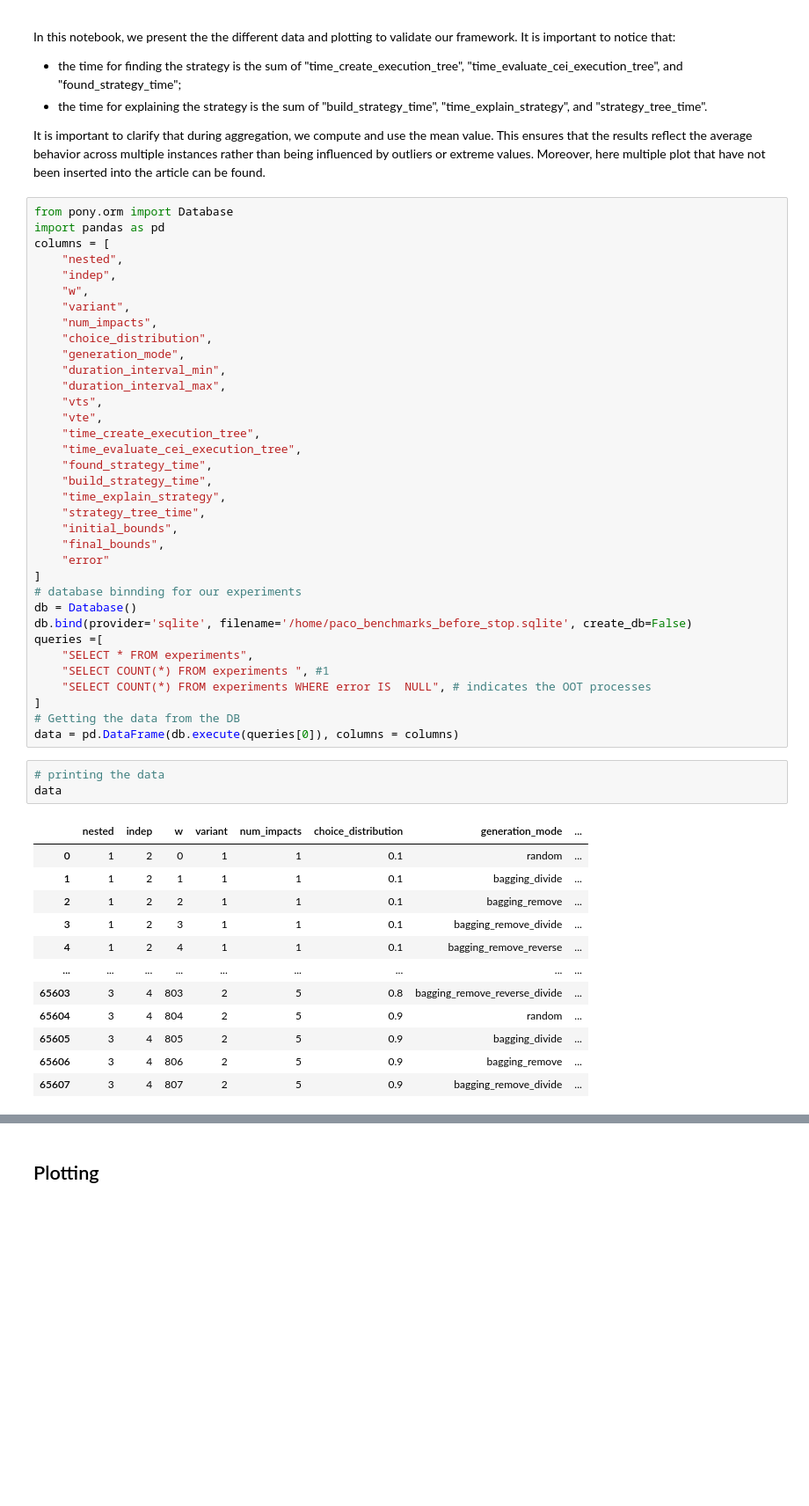
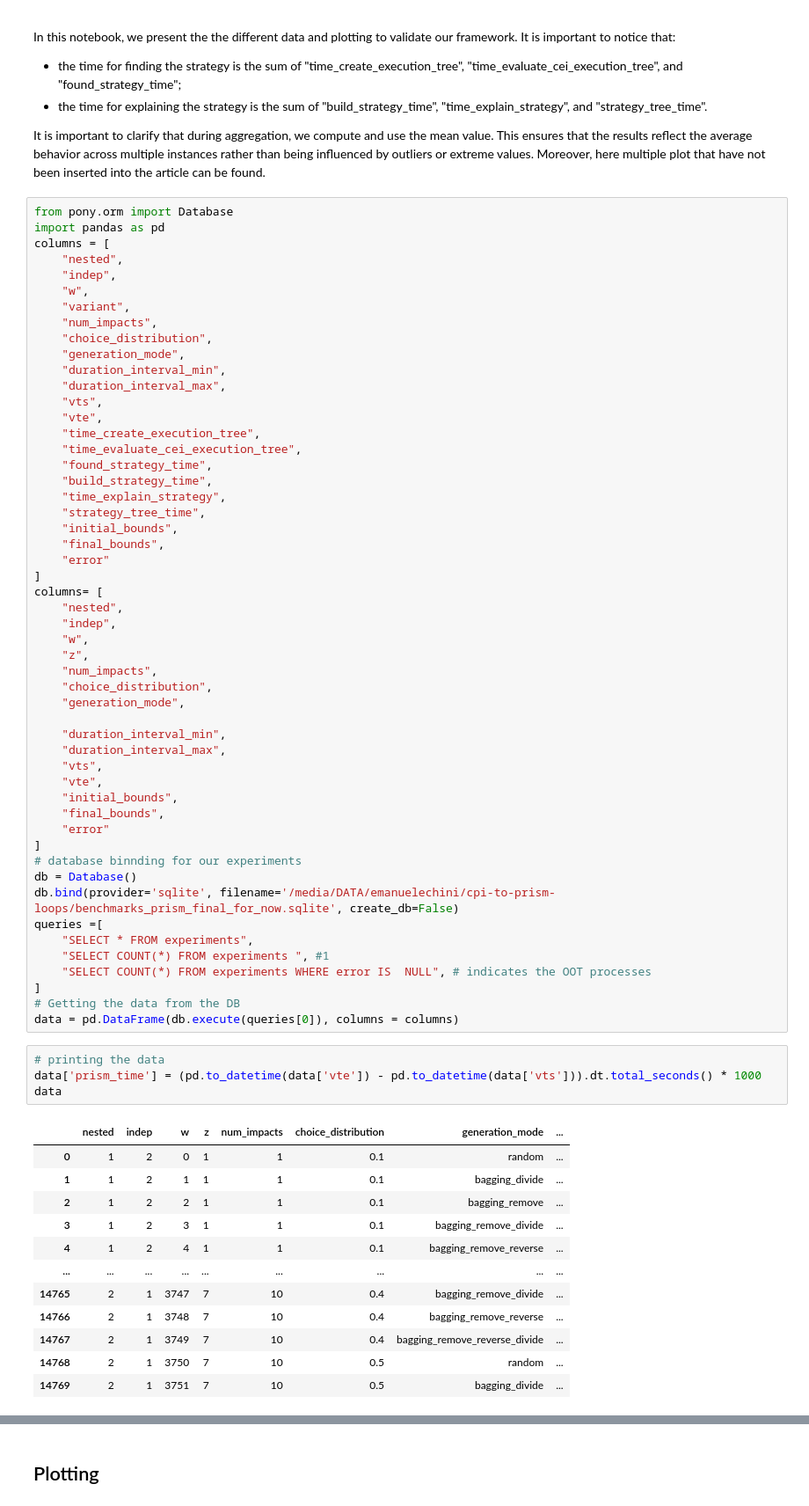
Before and after one commit to PietroSala/cpi-to-prism-loops, a Jupyter notebook: Validation_Expalining_Strategies_for_Expected_Impacts.ipynb, the cells around one changed output, grey strips where cells are left out. Shown at 88% size. Drawn from its saved outputs; the diff is of its cells as text; blank space fills up the shorter version.

```diff
--- a/Validation_Expalining_Strategies_for_Expected_Impacts.ipynb
+++ b/Validation_Expalining_Strategies_for_Expected_Impacts.ipynb
@@ -33,9 +33,26 @@ columns = [
     "final_bounds",
     "error"
 ]
+columns= [
+    "nested",
+    "indep",
+    "w",
+    "z",
+    "num_impacts",
+    "choice_distribution",
+    "generation_mode",
+
+    "duration_interval_min",
+    "duration_interval_max",
+    "vts",
+    "vte",
+    "initial_bounds",
+    "final_bounds",
+    "error"
+]
 # database binnding for our experiments
 db = Database()
-db.bind(provider='sqlite', filename='/home/paco_benchmarks_before_stop.sqlite', create_db=False)
+db.bind(provider='sqlite', filename='/media/DATA/emanuelechini/cpi-to-prism-loops/benchmarks_prism_final_for_now.sqlite', create_db=False)
 queries =[
     "SELECT * FROM experiments",
     "SELECT COUNT(*) FROM experiments ", #1
@@ -45,17 +62,18 @@ queries =[
 data = pd.DataFrame(db.execute(queries[0]), columns = columns)
 # %%
 # printing the data
+data['prism_time'] = (pd.to_datetime(data['vte']) - pd.to_datetime(data['vts'])).dt.total_seconds() * 1000
 data
 # %% [output]
-|  | nested | indep | w | variant | num_impacts | choice_distribution | generation_mode | ... |
+|  | nested | indep | w | z | num_impacts | choice_distribution | generation_mode | ... |
 | 0 | 1 | 2 | 0 | 1 | 1 | 0.1 | random | ... |
 | 1 | 1 | 2 | 1 | 1 | 1 | 0.1 | bagging_divide | ... |
 | 2 | 1 | 2 | 2 | 1 | 1 | 0.1 | bagging_remove | ... |
 | 3 | 1 | 2 | 3 | 1 | 1 | 0.1 | bagging_remove_divide | ... |
 | 4 | 1 | 2 | 4 | 1 | 1 | 0.1 | bagging_remove_reverse | ... |
 | ... | ... | ... | ... | ... | ... | ... | ... | ... |
-| 65603 | 3 | 4 | 803 | 2 | 5 | 0.8 | bagging_remove_reverse_divide | ... |
-| 65604 | 3 | 4 | 804 | 2 | 5 | 0.9 | random | ... |
-| 65605 | 3 | 4 | 805 | 2 | 5 | 0.9 | bagging_divide | ... |
-| 65606 | 3 | 4 | 806 | 2 | 5 | 0.9 | bagging_remove | ... |
-| 65607 | 3 | 4 | 807 | 2 | 5 | 0.9 | bagging_remove_divide | ... |
+| 14765 | 2 | 1 | 3747 | 7 | 10 | 0.4 | bagging_remove_divide | ... |
+| 14766 | 2 | 1 | 3748 | 7 | 10 | 0.4 | bagging_remove_reverse | ... |
+| 14767 | 2 | 1 | 3749 | 7 | 10 | 0.4 | bagging_remove_reverse_divide | ... |
+| 14768 | 2 | 1 | 3750 | 7 | 10 | 0.5 | random | ... |
+| 14769 | 2 | 1 | 3751 | 7 | 10 | 0.5 | bagging_divide | ... |
```
Also changed, not shown: parts of 10 cells of this notebook, 11 other files.
